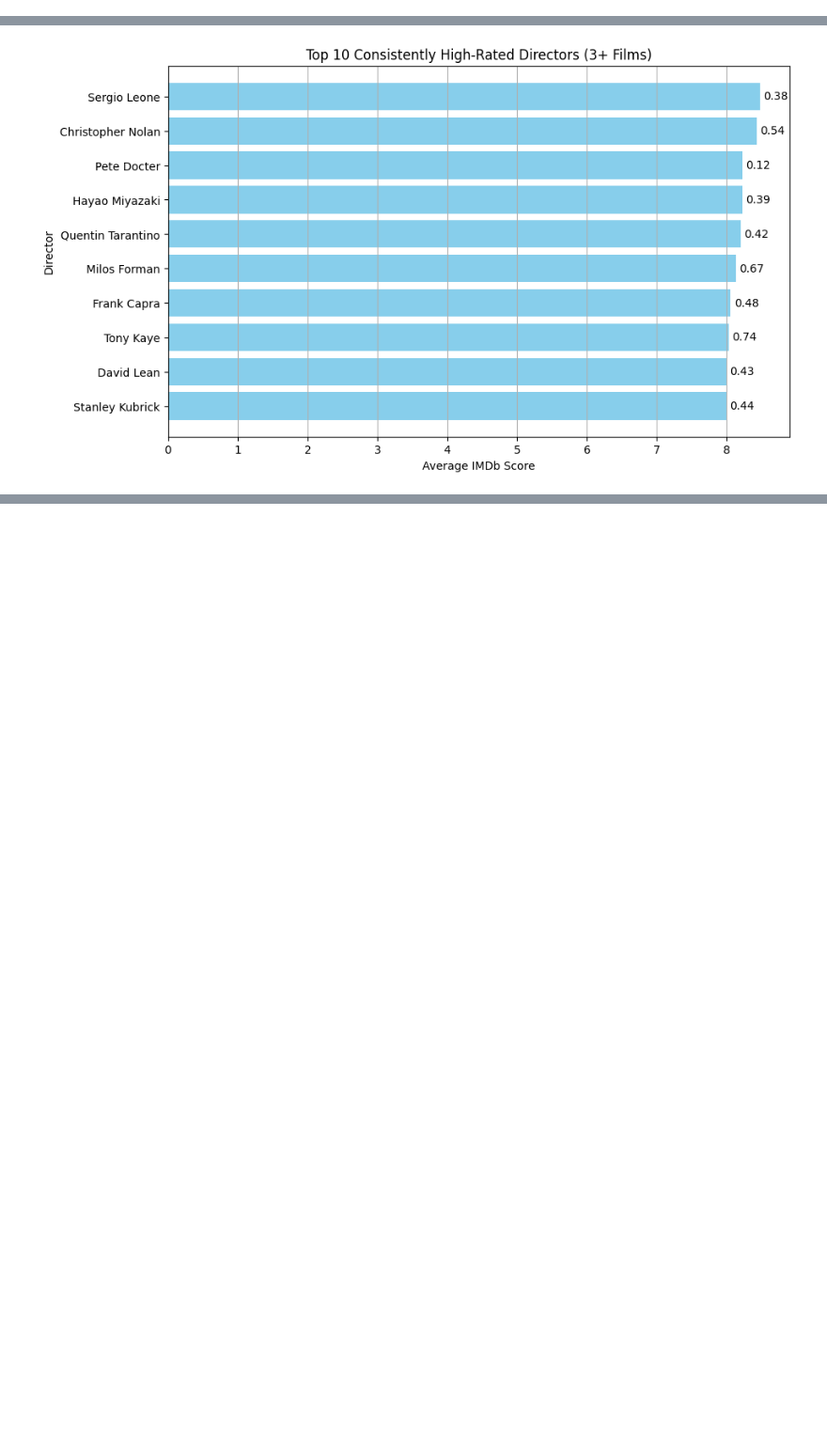
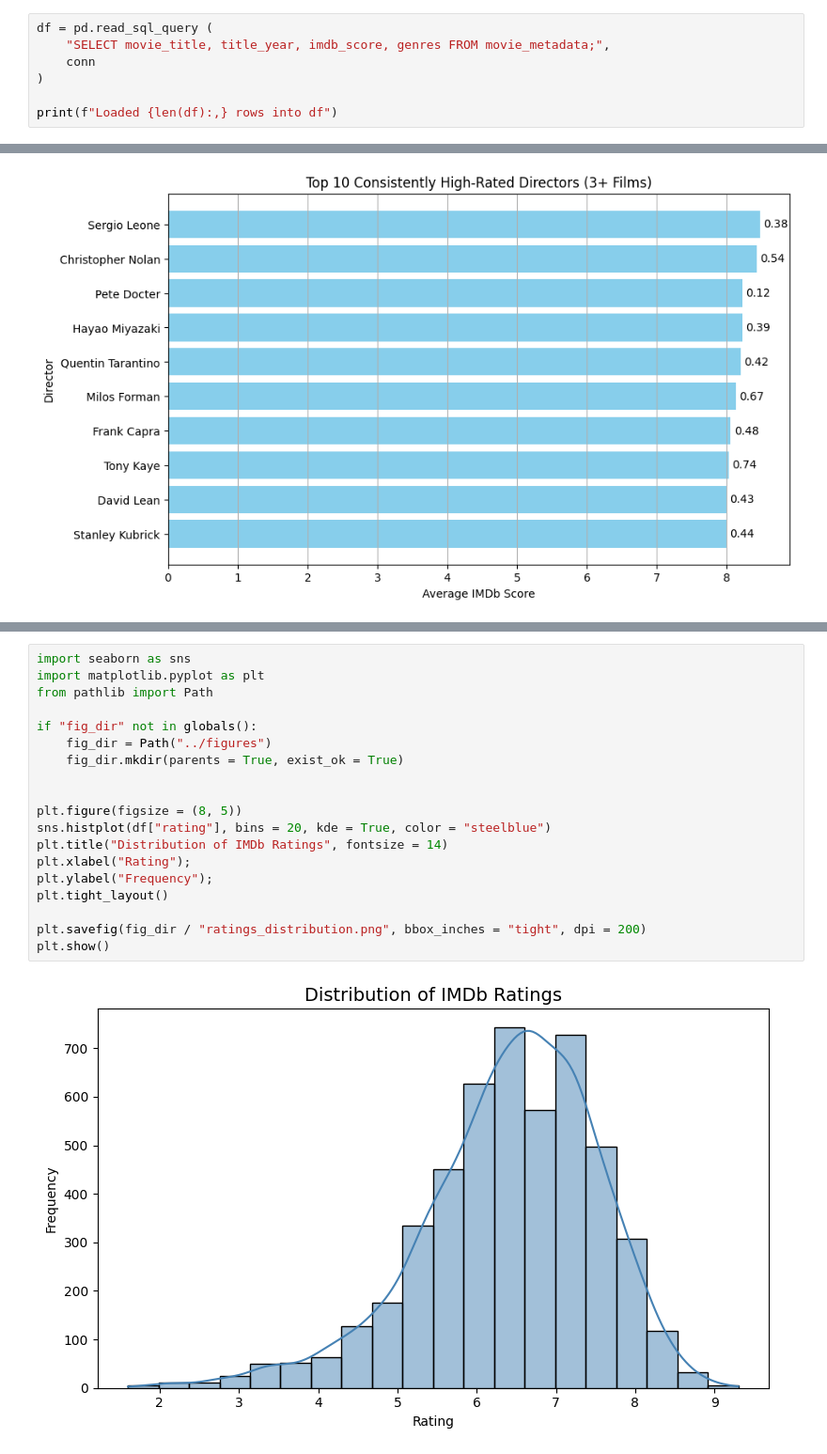
Before and after one commit to HCBrooks-lab/Movie-Project, a Jupyter notebook: Movie_Analysis.ipynb, the cells around one changed output, grey strips where cells are left out. Shown at 94% size. Drawn from its saved outputs; the diff is of its cells as text; blank space fills up the shorter version.

```diff
--- a/Movie_Analysis.ipynb
+++ b/Movie_Analysis.ipynb
@@ -20,0 +29,7 @@ Available tables:
+# %%
+df = pd.read_sql_query (
+    "SELECT movie_title, title_year, imdb_score, genres FROM movie_metadata;",
+    conn
+)
+
+print(f"Loaded {len(df):,} rows into df")
@@ -729,0 +793,21 @@ plt.show()
+# %%
+import seaborn as sns
+import matplotlib.pyplot as plt
+from pathlib import Path
+
+if "fig_dir" not in globals():
+    fig_dir = Path("../figures")
+    fig_dir.mkdir(parents = True, exist_ok = True)
+
+
+plt.figure(figsize = (8, 5))
+sns.histplot(df["rating"], bins = 20, kde = True, color = "steelblue")
+plt.title("Distribution of IMDb Ratings", fontsize = 14)
+plt.xlabel("Rating");
+plt.ylabel("Frequency");
+plt.tight_layout()
+
+plt.savefig(fig_dir / "ratings_distribution.png", bbox_inches = "tight", dpi = 200)
+plt.show()
+# %% [output]
+[figure, added]
```
Also changed, not shown: parts of 13 cells of this notebook.
